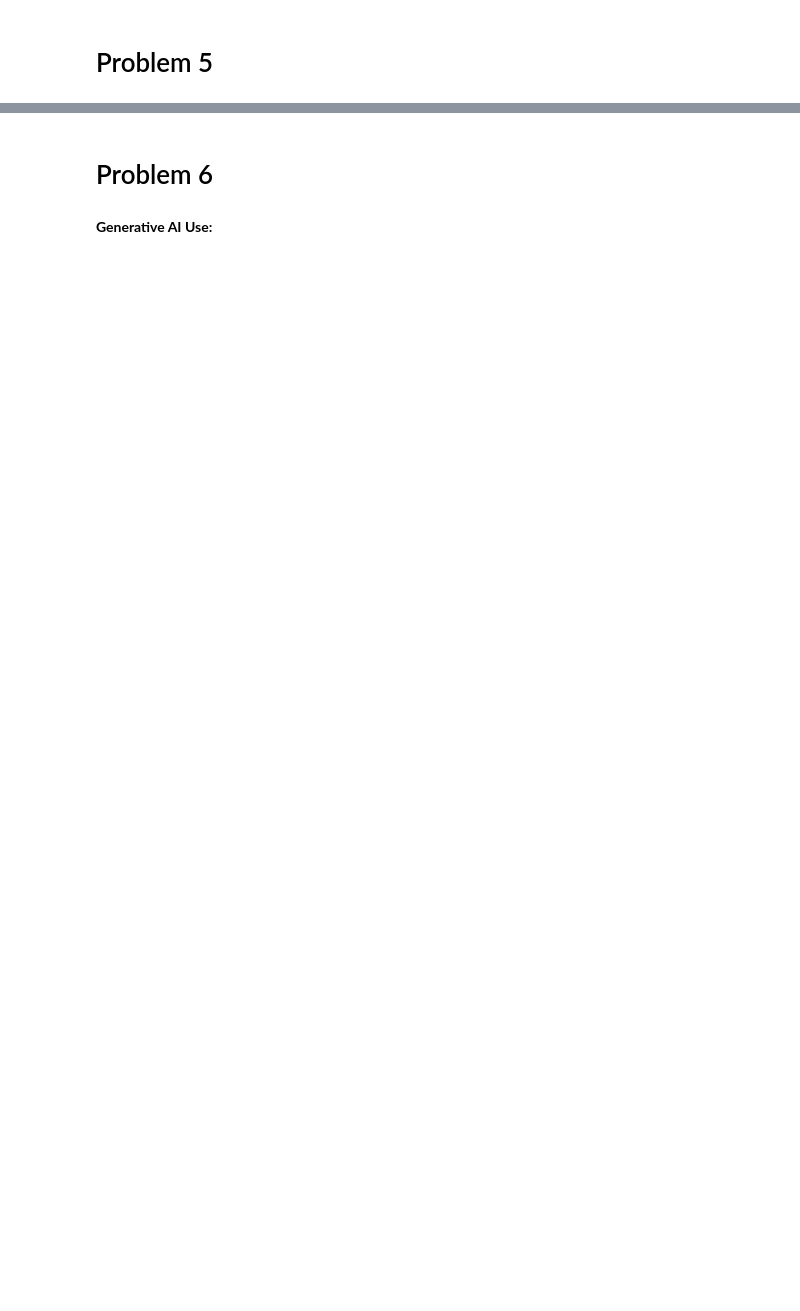
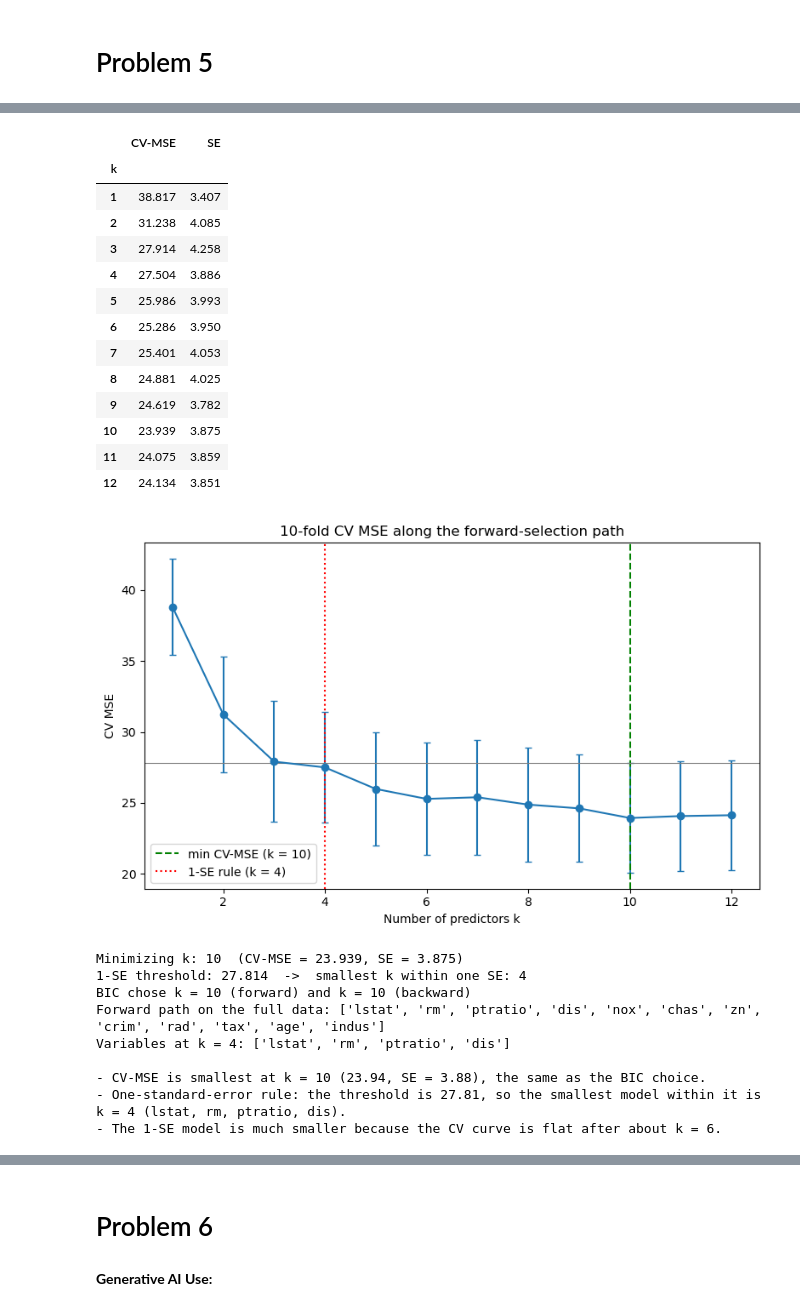
Before and after one commit to avinashsriram1/ADSP-31011-Statistical-Models-for-Data-Science, a Jupyter notebook: Assignment 3/Assignment_3_Avinash_Sriram.ipynb, the cells around one changed output, grey strips where cells are left out. Cells and saved outputs as stored; diff of their text form; code cells hidden in the pictures; blank space fills up the shorter version.

```diff
--- a/Assignment 3/Assignment_3_Avinash_Sriram.ipynb
+++ b/Assignment 3/Assignment_3_Avinash_Sriram.ipynb
@@ -498,0 +736,76 @@ Adding the lstat:rm interaction to the full model raises R² from 0.734 to 0.804
+# %%
+# Part 2
+
+kf = KFold(10, shuffle=True, random_state=1)
+fold_mse = np.zeros((10, 12))
+
+for f, (tr, te) in enumerate(kf.split(Boston)):
+    train, test = Boston.iloc[tr], Boston.iloc[te]
+    y_tr, y_te = train['medv'].to_numpy(), test['medv'].to_numpy()
+    order = forward_path(predictors, data=train, target=y_tr)
+    for k in range(1, 13):
+        cols = order[:k]
+        X_tr = np.column_stack([np.ones(len(train))] + [train[c].to_numpy() for c in cols])
+        X_te = np.column_stack([np.ones(len(test))] + [test[c].to_numpy() for c in cols])
+        beta, *_ = np.linalg.lstsq(X_tr, y_tr, rcond=None)
+        fold_mse[f, k - 1] = np.mean((y_te - X_te @ beta) ** 2)
+
+cv_mse = fold_mse.mean(axis=0)
+cv_se = fold_mse.std(axis=0, ddof=1) / np.sqrt(10)
+ks = np.arange(1, 13)
+
+k_min = int(ks[np.argmin(cv_mse)])
+threshold = cv_mse.min() + cv_se[np.argmin(cv_mse)]
+k_1se = int(ks[np.where(cv_mse <= threshold)[0][0]])
+
+cv_table = pd.DataFrame({'CV-MSE': cv_mse, 'SE': cv_se}, index=ks)
+cv_table.index.name = 'k'
+display(cv_table)
+
+fig, ax = plt.subplots(figsize=(8, 5))
+ax.errorbar(ks, cv_mse, yerr=cv_se, marker='o', capsize=3)
+ax.axvline(k_min, color='green', ls='--', label=f'min CV-MSE (k = {k_min})')
+ax.axvline(k_1se, color='red', ls=':', label=f'1-SE rule (k = {k_1se})')
+ax.axhline(threshold, color='gray', lw=0.8)
+ax.set_xlabel('Number of predictors k')
+ax.set_ylabel('CV MSE')
+ax.set_title('10-fold CV MSE along the forward-selection path')
+ax.legend()
+plt.tight_layout()
+plt.show()
+
+print(f"Minimizing k: {k_min}  (CV-MSE = {cv_mse.min():.3f}, SE = {cv_se[k_min - 1]:.3f})")
+print(f"1-SE threshold: {threshold:.3f}  ->  smallest k within one SE: {k_1se}")
+print(f"BIC chose k = {k_bic_fwd} (forward) and k = {k_bic_bwd} (backward)")
+print(f"Forward path on the full data: {fwd_order}")
+print(f"Variables at k = {k_1se}: {fwd_order[:k_1se]}")
+
+print("""
+- CV-MSE is smallest at k = 10 (23.94, SE = 3.88), the same as the BIC choice.
+- 1-SE rule: the threshold is 27.81, so the smallest model within it is k = 4 (lstat, rm, ptratio, dis).
+- The 1-SE model is much smaller because the CV curve is flat after about k = 6.""")
+# %% [output]
+|  | CV-MSE | SE |
+| k |  |  |
+| 1 | 38.817 | 3.407 |
+| 2 | 31.238 | 4.085 |
+| 3 | 27.914 | 4.258 |
+| 4 | 27.504 | 3.886 |
+| 5 | 25.986 | 3.993 |
+| 6 | 25.286 | 3.950 |
+| 7 | 25.401 | 4.053 |
+| 8 | 24.881 | 4.025 |
+| 9 | 24.619 | 3.782 |
+| 10 | 23.939 | 3.875 |
+| 11 | 24.075 | 3.859 |
+| 12 | 24.134 | 3.851 |
+[figure, added]
+Minimizing k: 10  (CV-MSE = 23.939, SE = 3.875)
+1-SE threshold: 27.814  ->  smallest k within one SE: 4
+BIC chose k = 10 (forward) and k = 10 (backward)
+Forward path on the full data: ['lstat', 'rm', 'ptratio', 'dis', 'nox', 'chas', 'zn', 'crim', 'rad', 'tax', 'age', 'indus']
+Variables at k = 4: ['lstat', 'rm', 'ptratio', 'dis']
+
+- CV-MSE is smallest at k = 10 (23.94, SE = 3.88), the same as the BIC choice.
+- One-standard-error rule: the threshold is 27.81, so the smallest model within it is k = 4 (lstat, rm, ptratio, dis).
+- The 1-SE model is much smaller because the CV curve is flat after about k = 6.
```
Also changed, not shown: parts of 11 cells of this notebook.
